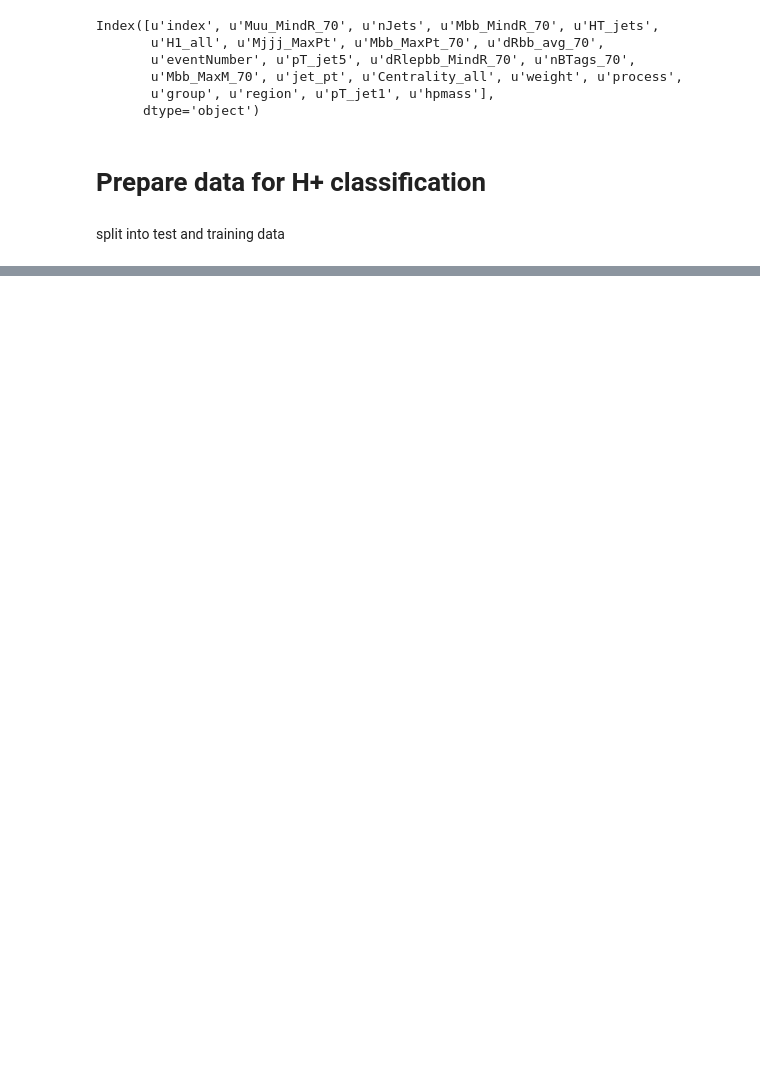
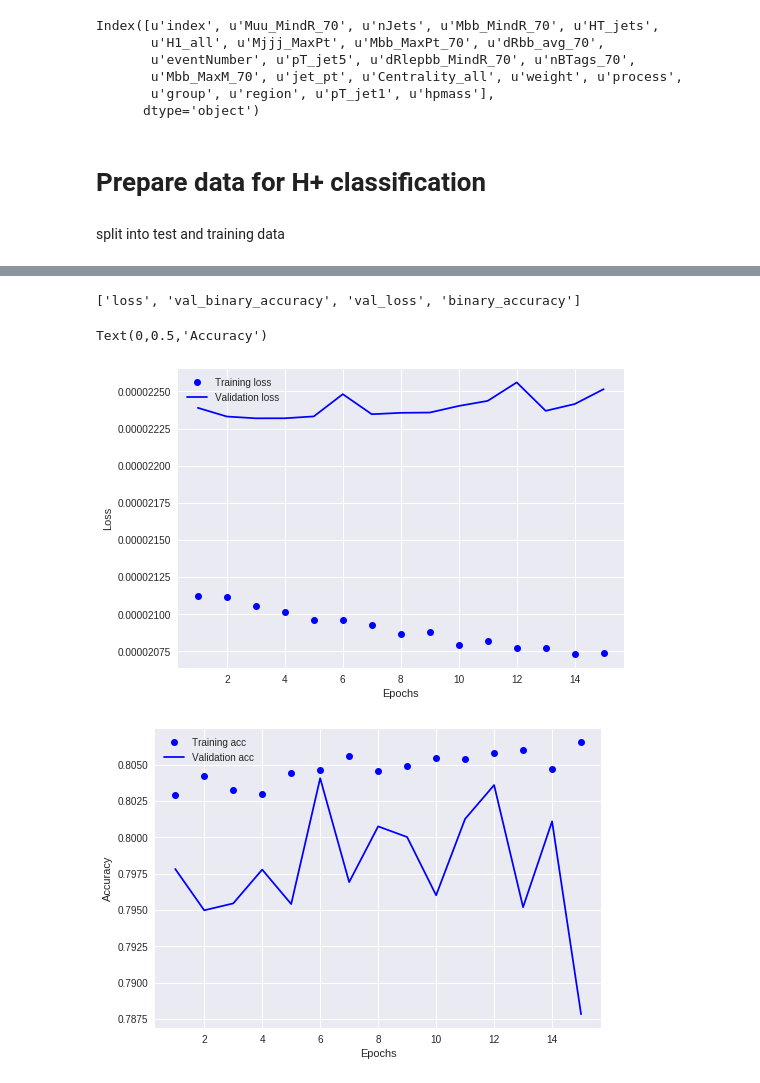
Before and after one commit to asalvadorsalas/HplusML, a Jupyter notebook: StandardNN.ipynb, the cells around one changed output, grey strips where cells are left out. Saved outputs shown, nothing was run; the diff lists cells and outputs as text; code cells hidden in the pictures; blank space fills up the shorter version.

```diff
--- a/StandardNN.ipynb
+++ b/StandardNN.ipynb
@@ -18,0 +44,5 @@ df_mc=pd.read_hdf('/eos/user/j/jglatzer/L2Output_R20_Nov_v2/pandas_ge6jge4b.h5',
+# %%
+df_mc=pd.read_hdf('pandas_ge6jge4b.h5', 'INC_ge6jge4b')
+df_mc=df_mc[df_mc.process.apply(lambda x: True if x in ["ttlight","ttb","ttc","Hp800"] else False)]
+#print df_mc.process.shape
+df_mc['process'].unique()
@@ -59,5 +64,2 @@ model = KerasClassifier(build_fn=create_keras_model, epochs=150, batch_size=10,
 # %%
 htf=HpTrainingFrame.HpTrainingFrame(df_mc)
-# %%
-X_train, X_test, X_eval, y_train, y_test,y_eval, w_train, w_test, w_eval=htf.prepare(hpmass=800)
-model.fit(X_train,y_train)
@@ -63,0 +123,10 @@ model.fit(X_train,y_train)
+# %%
+epochs=15
+callbacks=[keras.callbacks.EarlyStopping(monitor='val_binary_accuracy',
+                                         patience=3),
+           keras.callbacks.ModelCheckpoint(filepath='model_nn.h5',
+                                           monitor='val_loss',
+                                          save_best_only=True),
+           roc_callback(training_data=(X_train.values, y_train.values, w_train.values),validation_data=(X_test.values, y_test.values, w_test.values))
+          ]
+history=model.fit(X_train.values,y_train.values, sample_weight=w_train.values, batch_size=50, epochs=epochs, callbacks=callbacks, validation_data=(X_test.values, y_test.values, w_test.values))
@@ -63,0 +253,28 @@ model.fit(X_train,y_train)
+# %%
+import matplotlib.pyplot as plt
+print history.history.keys()
+loss_values=history.history['loss']
+val_loss_values=history.history['val_loss']
+acc_values=history.history['binary_accuracy']
+val_acc_values=history.history['val_binary_accuracy']
+
+epochs=range(1,len(acc_values)+1)
+plt.figure()
+plt.plot(epochs, loss_values, "bo",label="Training loss")
+plt.plot(epochs, val_loss_values, "b",label="Validation loss")
+plt.legend(loc=0)
+plt.xlabel("Epochs")
+plt.ylabel("Loss")
+ax=plt.figure()
+plt.plot(epochs, acc_values, "bo",label="Training acc")
+plt.plot(epochs, val_acc_values, "b",label="Validation acc")
+plt.legend(loc=0)
+plt.xlabel("Epochs")
+plt.ylabel("Accuracy")
+#print history.history.keys()
+#print lossvalues
+# %% [output]
+['loss', 'val_binary_accuracy', 'val_loss', 'binary_accuracy']
+Text(0,0.5,'Accuracy')
+[figure, added]
+[figure, added]
```
Also changed, not shown: parts of 18 cells of this notebook.
